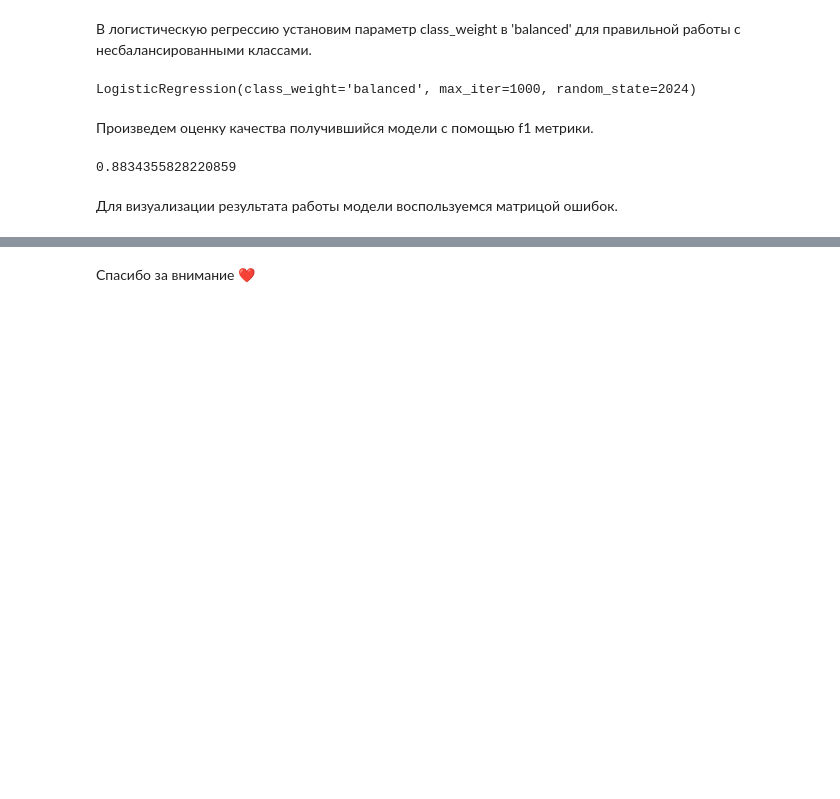
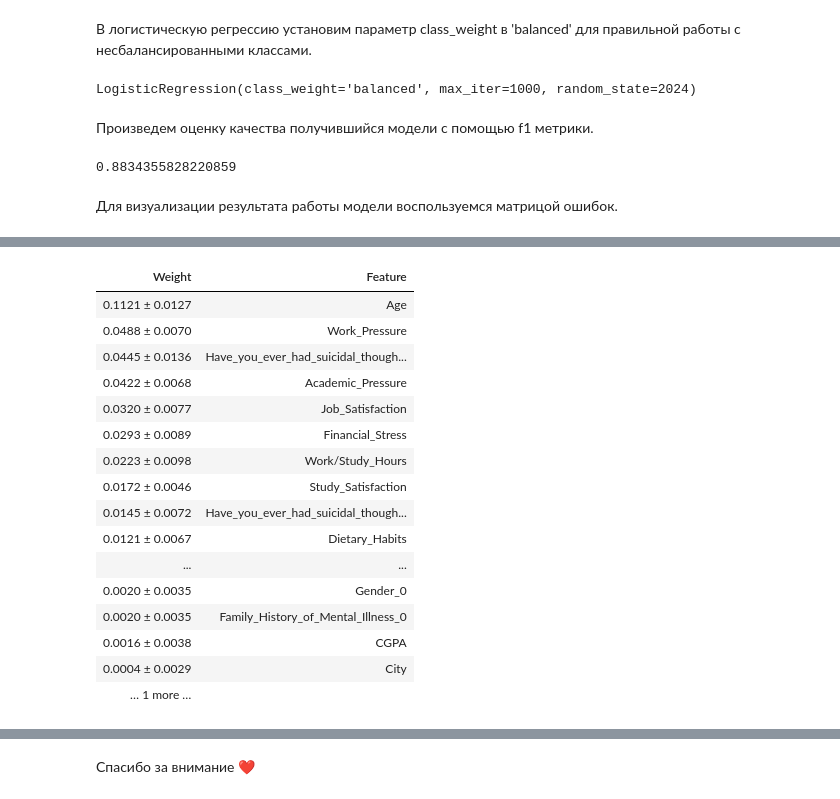
Before and after one commit to DRMPN/ml-for-scientific-data-analysis, a Jupyter notebook: ml-for-scientific-data-analysis.ipynb, the cells around one changed output, grey strips where cells are left out. Drawn from its saved outputs; the diff is of its cells as text; code cells hidden in the pictures; blank space fills up the shorter version.

```diff
--- a/ml-for-scientific-data-analysis.ipynb
+++ b/ml-for-scientific-data-analysis.ipynb
@@ -490,0 +618,23 @@ fig.show(renderer='iframe')
+# %%
+# Перестановочная важность признаков
+
+perm = PermutationImportance(model, random_state=2024).fit(X_test, y_test)
+eli5.show_weights(perm, feature_names=list(feature_labels))
+# %% [output]
+| Weight | Feature |
+| 0.1121 ± 0.0127 | Age |
+| 0.0488 ± 0.0070 | Work_Pressure |
+| 0.0445 ± 0.0136 | Have_you_ever_had_suicidal_though... |
+| 0.0422 ± 0.0068 | Academic_Pressure |
+| 0.0320 ± 0.0077 | Job_Satisfaction |
+| 0.0293 ± 0.0089 | Financial_Stress |
+| 0.0223 ± 0.0098 | Work/Study_Hours |
+| 0.0172 ± 0.0046 | Study_Satisfaction |
+| 0.0145 ± 0.0072 | Have_you_ever_had_suicidal_though... |
+| 0.0121 ± 0.0067 | Dietary_Habits |
+| ... | ... |
+| 0.0020 ± 0.0035 | Gender_0 |
+| 0.0020 ± 0.0035 | Family_History_of_Mental_Illness_0 |
+| 0.0016 ± 0.0038 | CGPA |
+| 0.0004 ± 0.0029 | City |
+| … 1 more … |  |
```
Also changed, not shown: parts of 17 cells of this notebook.
